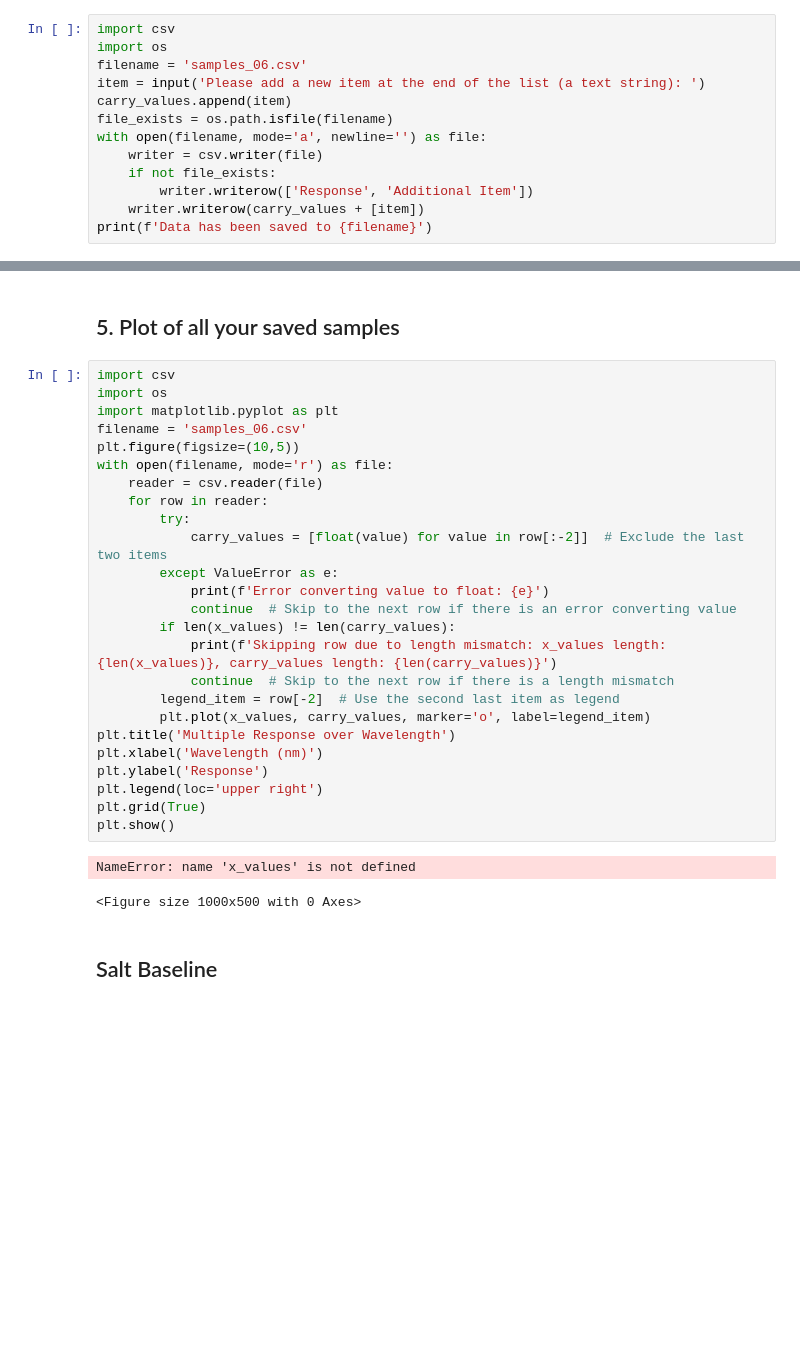
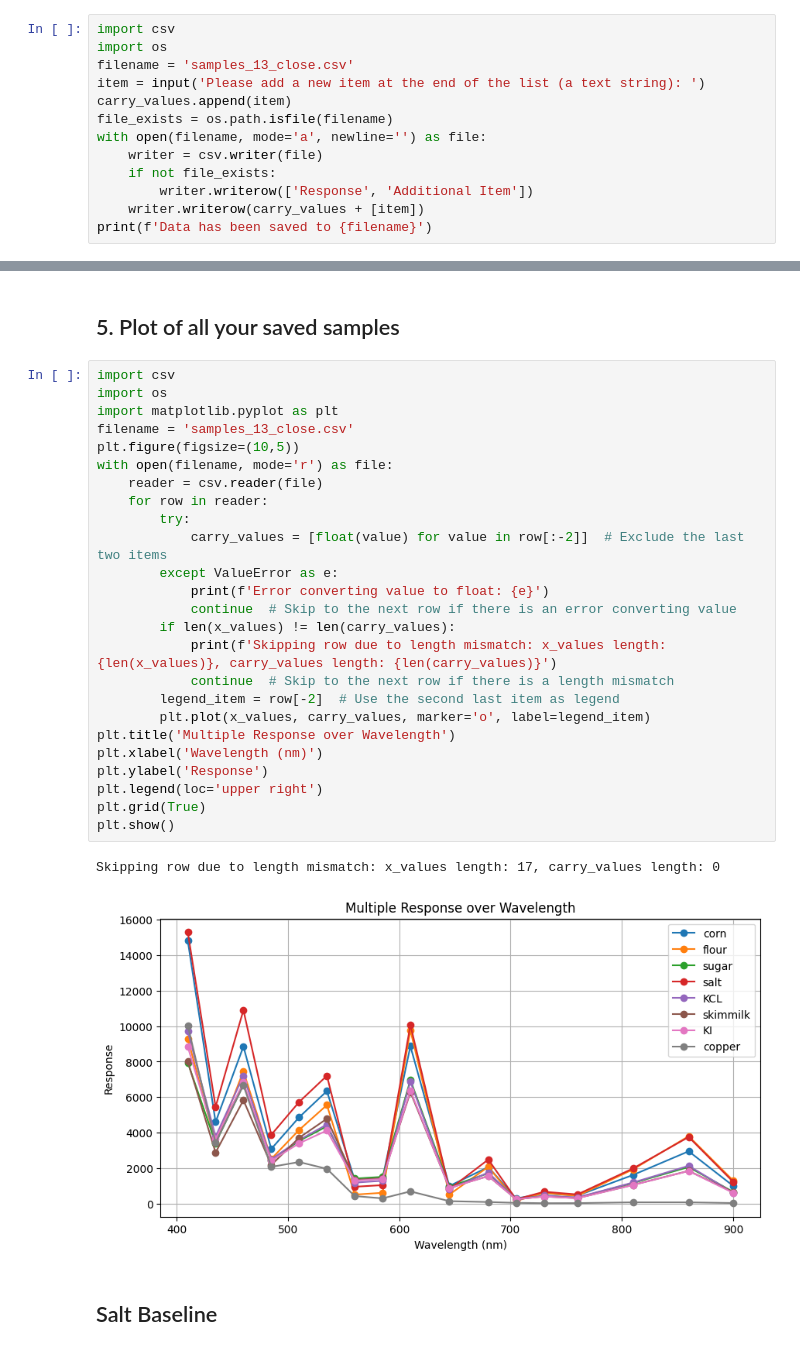
Before and after one commit to spikol/NIR_FALL_2023, a Jupyter notebook: Cirkusnaturligvis/data_note/nir_note_05.ipynb, the cells around one changed output, grey strips where cells are left out. Saved outputs shown, nothing was run; the diff lists cells and outputs as text; blank space fills up the shorter version.

Commit message:
weds_closer

```diff
--- a/Cirkusnaturligvis/data_note/nir_note_05.ipynb
+++ b/Cirkusnaturligvis/data_note/nir_note_05.ipynb
@@ -113,7 +140,7 @@ plt.show()
 # %%
 import csv
 import os
-filename = 'samples_06.csv'
+filename = 'samples_13_close.csv'
 item = input('Please add a new item at the end of the list (a text string): ')
 carry_values.append(item)
 file_exists = os.path.isfile(filename)
@@ -128,31 +157,31 @@ print(f'Data has been saved to {filename}')
 # %%
 import csv
 import os
 import matplotlib.pyplot as plt
-filename = 'samples_06.csv'
+filename = 'samples_13_close.csv'
 plt.figure(figsize=(10,5))
 with open(filename, mode='r') as file:
     reader = csv.reader(file)
     for row in reader:
         try:
             carry_values = [float(value) for value in row[:-2]]  # Exclude the last two items
         except ValueError as e:
             print(f'Error converting value to float: {e}')
             continue  # Skip to the next row if there is an error converting value
         if len(x_values) != len(carry_values):
             print(f'Skipping row due to length mismatch: x_values length: {len(x_values)}, carry_values length: {len(carry_values)}')
             continue  # Skip to the next row if there is a length mismatch
         legend_item = row[-2]  # Use the second last item as legend
         plt.plot(x_values, carry_values, marker='o', label=legend_item)
 plt.title('Multiple Response over Wavelength')
 plt.xlabel('Wavelength (nm)')
 plt.ylabel('Response')
 plt.legend(loc='upper right')
 plt.grid(True)
 plt.show()
 # %% [output]
-NameError: name 'x_values' is not defined
+Skipping row due to length mismatch: x_values length: 17, carry_values length: 0
-<Figure size 1000x500 with 0 Axes>
+[figure, added]
 # %% [markdown]
 ## Salt Baseline
 # %%
```
Also changed, not shown: parts of 8 cells of this notebook, 10 other files.
